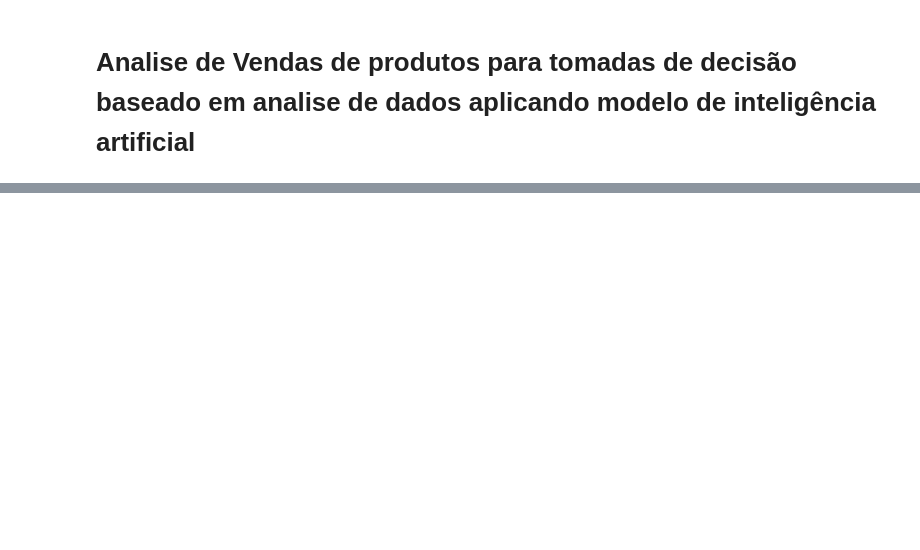
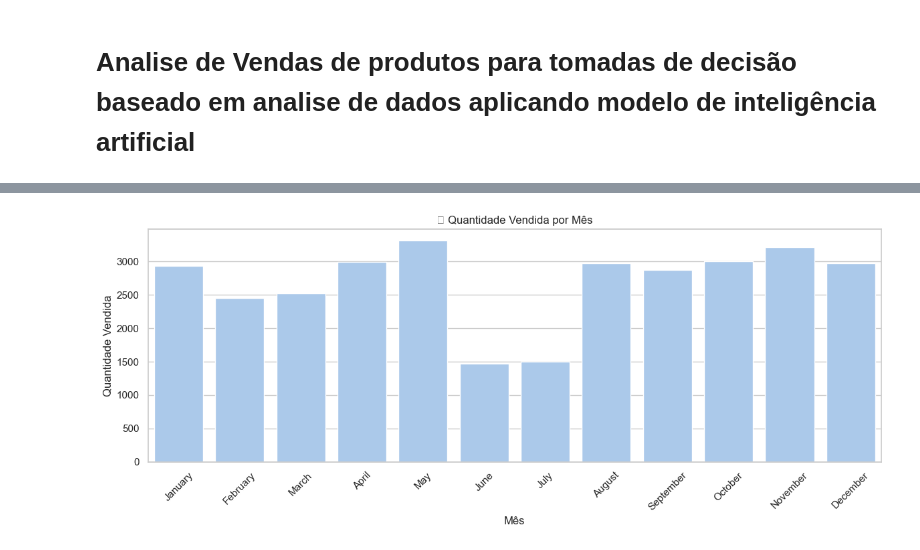
Before and after one commit to brunofluna/projeto_flask_colaborativo, a Jupyter notebook: analises/bruno/analise.ipynb, the cells around one changed output, grey strips where cells are left out. Drawn from its saved outputs; the diff is of its cells as text; code cells hidden in the pictures; blank space fills up the shorter version.

```diff
--- a/analises/bruno/analise.ipynb
+++ b/analises/bruno/analise.ipynb
@@ -63,0 +124,23 @@ memory usage: 4.7+ MB
+# %%
+# Extrair mês
+df["mes"] = df["data_da_venda"].dt.month_name()
+
+vendas_por_mes = df.groupby("mes")["qtde"].sum()
+# Ordenar os meses corretamente
+meses_ordenados = [
+    "January", "February", "March", "April", "May", "June",
+    "July", "August", "September", "October", "November", "December"
+]
+vendas_por_mes = vendas_por_mes.reindex(meses_ordenados)
+
+# Plot
+plt.figure(figsize=(12, 5))
+sns.barplot(x=vendas_por_mes.index, y=vendas_por_mes.values)
+plt.title("📅 Quantidade Vendida por Mês")
+plt.xlabel("Mês")
+plt.ylabel("Quantidade Vendida")
+plt.xticks(rotation=45)
+plt.tight_layout()
+plt.show()
+# %% [output]
+[figure, added]
```
Also changed, not shown: parts of 23 cells of this notebook, 1 other file.
